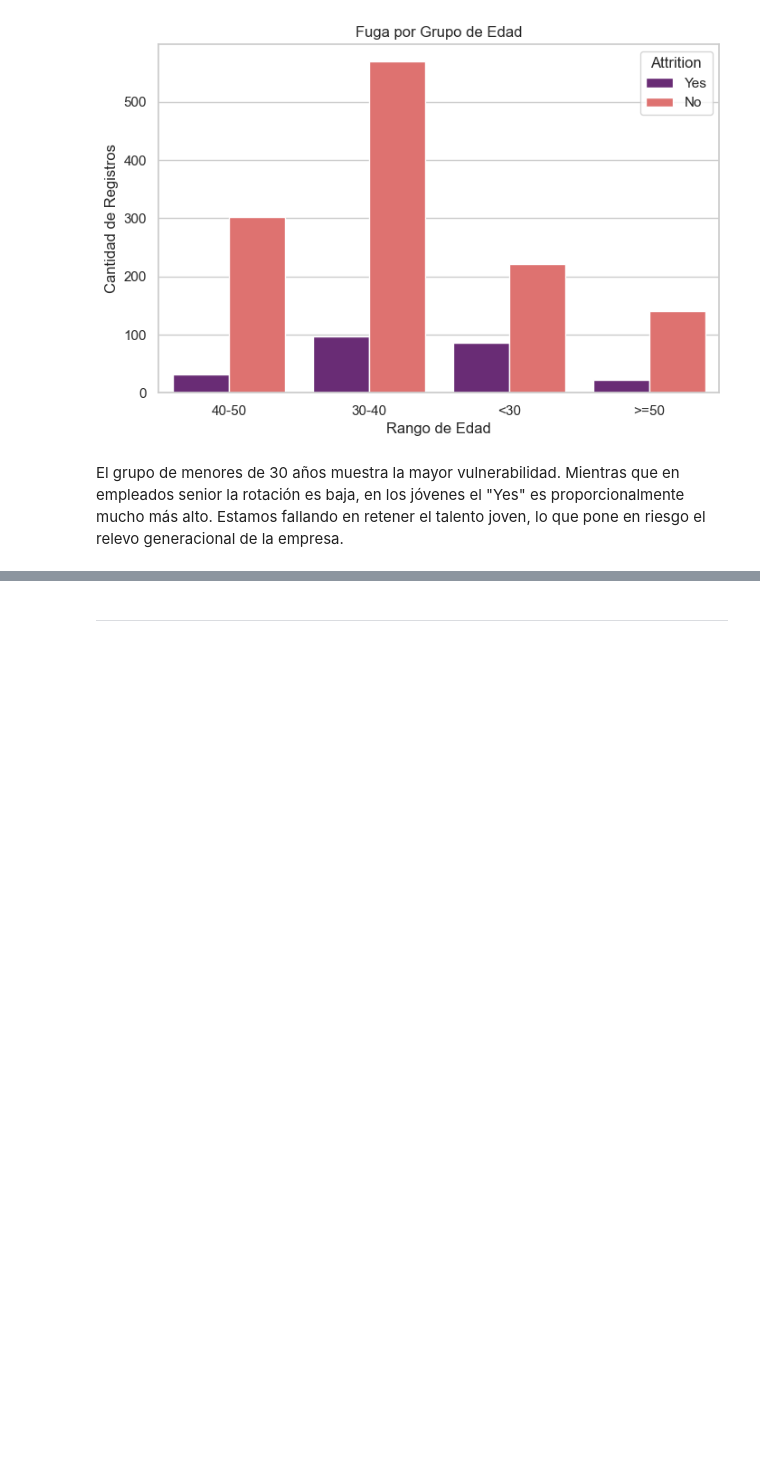
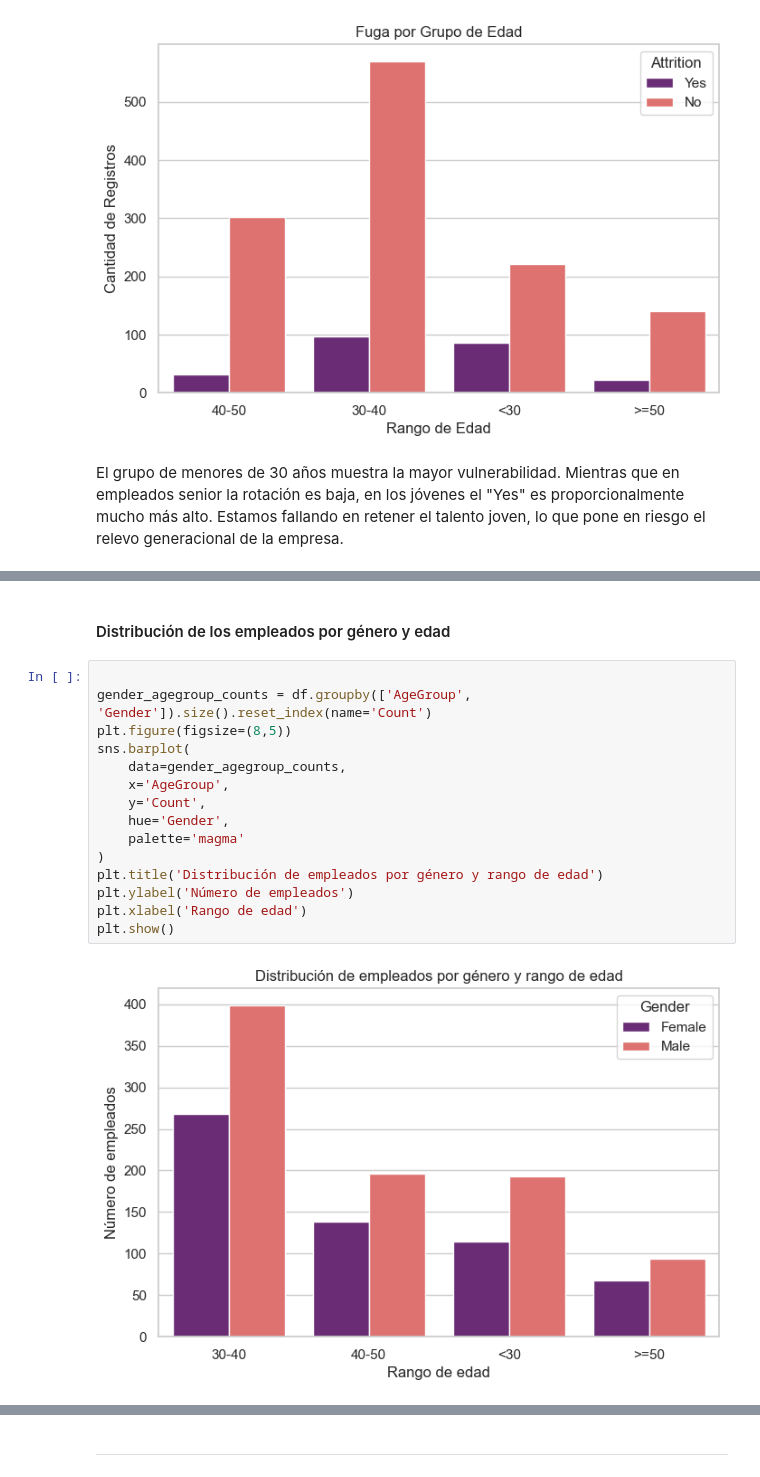
Before and after one commit to Ruthpsegovia/proyecto-da-promo-59-modulo-3-team-2, a Jupyter notebook: Visualizaciones/Visual_Storytelling.ipynb, the cells around one changed output, grey strips where cells are left out. Saved outputs shown, nothing was run; the diff lists cells and outputs as text; blank space fills up the shorter version.

```diff
--- a/Visualizaciones/Visual_Storytelling.ipynb
+++ b/Visualizaciones/Visual_Storytelling.ipynb
@@ -49,0 +61,19 @@ El grupo de menores de 30 años muestra la mayor vulnerabilidad. Mientras que en
+# %% [markdown]
+#### Distribución de los empleados por género y edad
+# %%
+
+gender_agegroup_counts = df.groupby(['AgeGroup', 'Gender']).size().reset_index(name='Count')
+plt.figure(figsize=(8,5))
+sns.barplot(
+    data=gender_agegroup_counts,
+    x='AgeGroup',
+    y='Count',
+    hue='Gender',
+    palette='magma'
+)
+plt.title('Distribución de empleados por género y rango de edad')
+plt.ylabel('Número de empleados')
+plt.xlabel('Rango de edad')
+plt.show()
+# %% [output]
+[figure, added]
```
Also changed, not shown: parts of 4 cells of this notebook.
